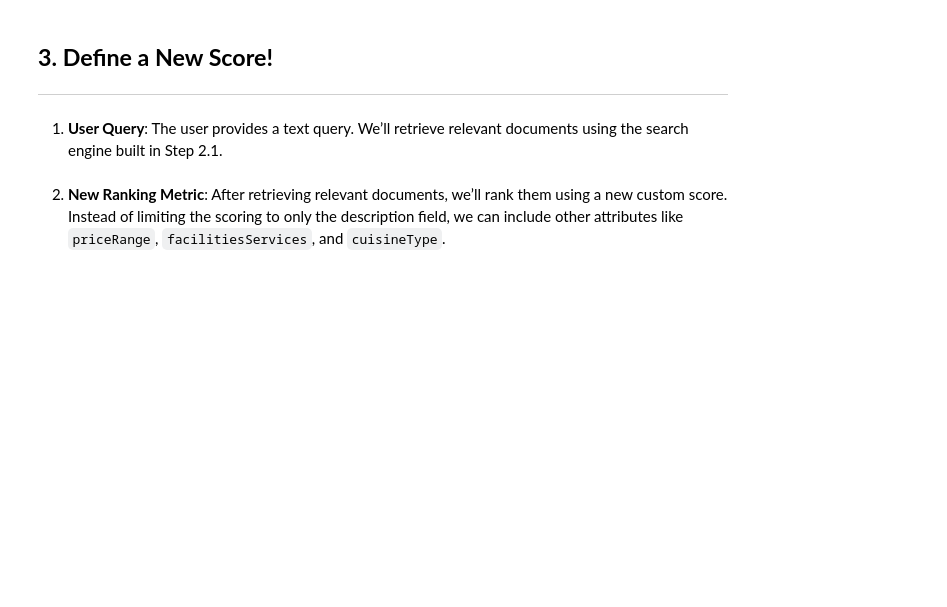
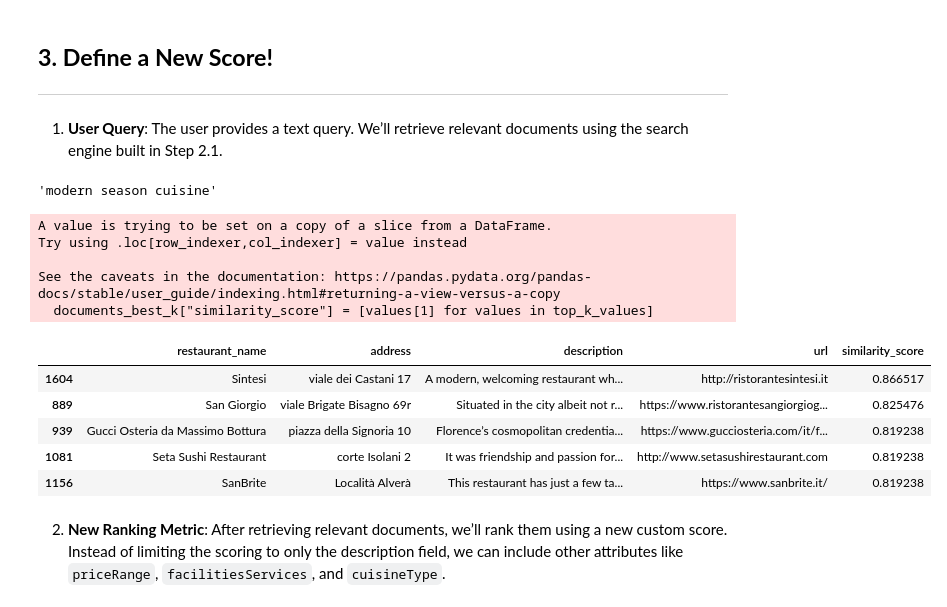
Before and after one commit to zimmy11/ADM-HW3, a Jupyter notebook: main.ipynb, the cells around one changed output. Cells and saved outputs as stored; diff of their text form; code cells hidden in the pictures; blank space fills up the shorter version.

```diff
--- a/main.ipynb
+++ b/main.ipynb
@@ -621,2 +612,31 @@ ___
+# %%
+query = "MODERN; Seasonal CUISINE."
+
+query_series = pd.Series(query)
+query_series=query_series.apply(remove_stopwords).apply(apply_stemming).apply(remove_punc).apply(apply_lemmatization)
+query_preprocessed = query_series.iloc[0]
+query_preprocessed
+# %% [output]
+'modern season cuisine'
+# %%
+similarities = engine.rank_documents(query_preprocessed, updated_inverted_index, df, vocabulary)
+k = 5
+top_k_values = similarities[:k]
+documents_best_k = df_tfidf.iloc[[top_k_index[0] for top_k_index in top_k_values]]
+documents_best_k["similarity_score"] = [values[1] for values in top_k_values]
+df_query = documents_best_k[["restaurant_name", "address", "description", "url", "similarity_score"]]
+df_query
+# %% [output]
+A value is trying to be set on a copy of a slice from a DataFrame.
+Try using .loc[row_indexer,col_indexer] = value instead
+
+See the caveats in the documentation: https://pandas.pydata.org/pandas-docs/stable/user_guide/indexing.html#returning-a-view-versus-a-copy
+  documents_best_k["similarity_score"] = [values[1] for values in top_k_values]
+|  | restaurant_name | address | description | url | similarity_score |
+| 1604 | Sintesi | viale dei Castani 17 | A modern, welcoming restaurant wh... | http://ristorantesintesi.it | 0.866517 |
+| 889 | San Giorgio | viale Brigate Bisagno 69r | Situated in the city albeit not r... | https://www.ristorantesangiorgiog... | 0.825476 |
+| 939 | Gucci Osteria da Massimo Bottura | piazza della Signoria 10 | Florence’s cosmopolitan credentia... | https://www.gucciosteria.com/it/f... | 0.819238 |
+| 1081 | Seta Sushi Restaurant | corte Isolani 2 | It was friendship and passion for... | http://www.setasushirestaurant.com | 0.819238 |
+| 1156 | SanBrite | Località Alverà | This restaurant has just a few ta... | https://www.sanbrite.it/ | 0.819238 |
 # %% [markdown]
 2. **New Ranking Metric**: After retrieving relevant documents, we’ll rank them using a new custom score. Instead of limiting the scoring to only the description field, we can include other attributes like `priceRange`, `facilitiesServices`, and `cuisineType`.
```
Also changed, not shown: parts of 19 cells of this notebook, 5 other files.
